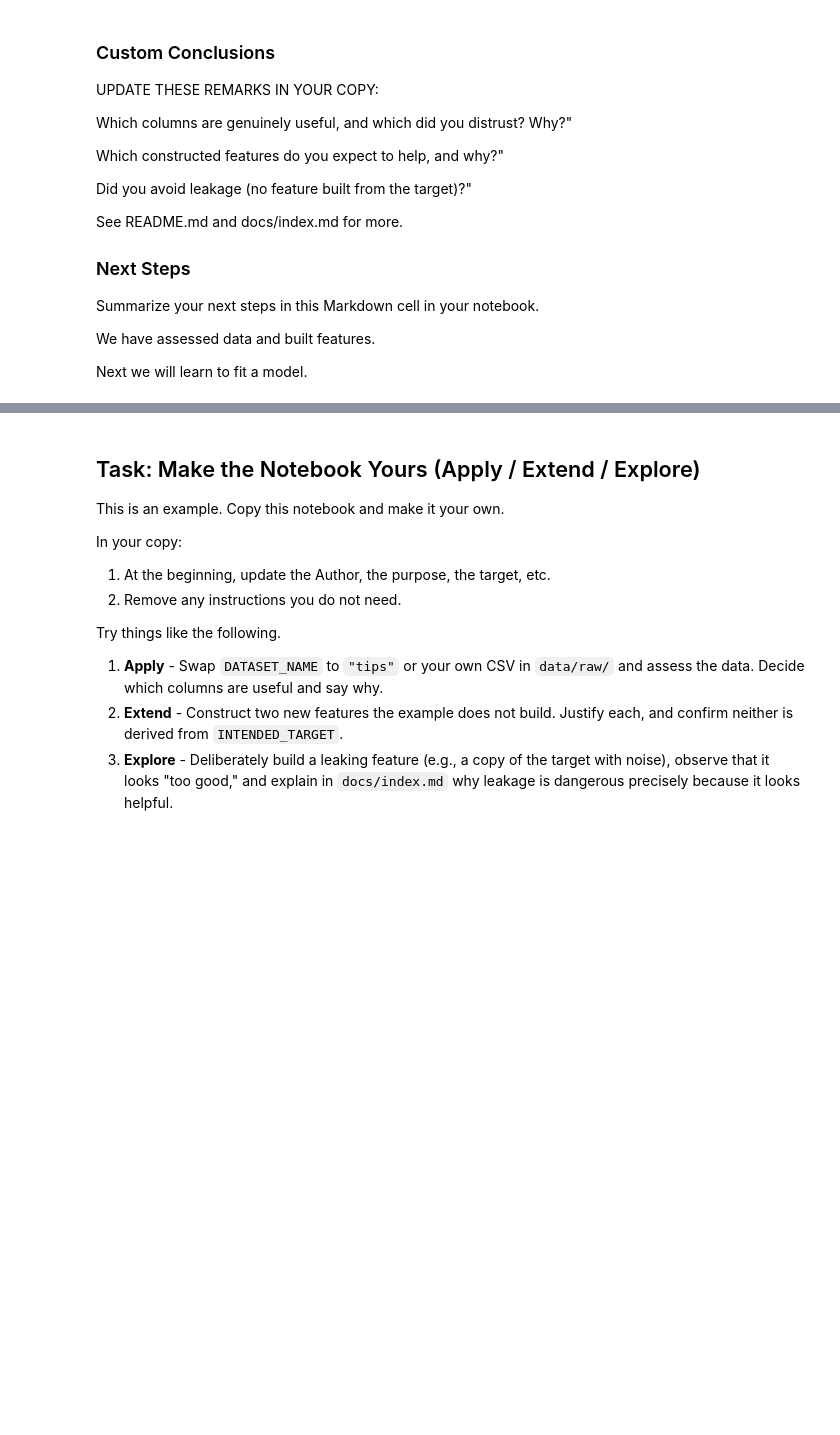
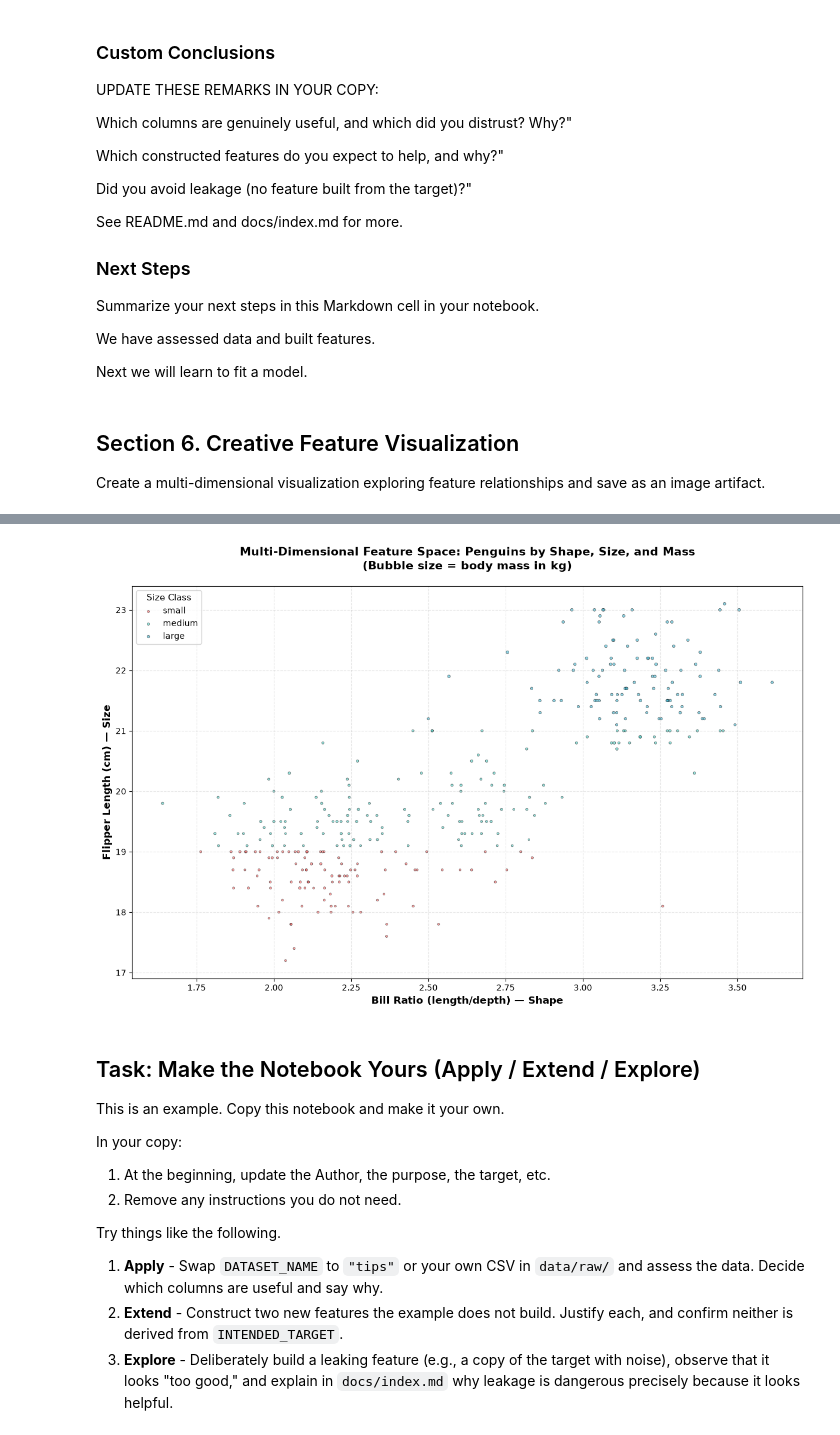
Before and after one commit to MollyShelhamer/ml-02-features, a Jupyter notebook: notebooks/ml_02_shelhamer.ipynb, the cells around one changed output, grey strips where cells are left out. Saved outputs shown, nothing was run; the diff lists cells and outputs as text; code cells hidden in the pictures; blank space fills up the shorter version.

Commit message:
bubble chart

```diff
--- a/notebooks/ml_02_shelhamer.ipynb
+++ b/notebooks/ml_02_shelhamer.ipynb
@@ -377,3 +377,69 @@ Summarize your next steps in this Markdown cell in your notebook.
 We have assessed data and built features.
 
 Next we will learn to fit a model.
+# %% [markdown]
+## Section 6. Creative Feature Visualization
+
+Create a multi-dimensional visualization exploring feature relationships and save as an image artifact.
+# %%
+# === Section 6. Creative Feature Visualization ===
+
+from pathlib import Path
+
+"""Create a multi-dimensional visualization combining multiple constructed features.
+
+This bubble chart explores the relationship between:
+- X-axis: bill_ratio (shape characteristic)
+- Y-axis: flipper_cm (size characteristic)
+- Bubble size: body_mass_kg (target variable)
+- Color: size_class (categorical grouping)
+
+This visualization reveals feature correlations and distributional patterns.
+"""
+
+# Create output directory if it doesn't exist
+output_dir = Path("data/processed")
+output_dir.mkdir(parents=True, exist_ok=True)
+
+# Create the multi-dimensional bubble chart
+fig, ax = plt.subplots(figsize=(12, 8))
+
+# Define color palette for size_class
+colors = {"small": "#FF6B6B", "medium": "#4ECDC4", "large": "#45B7D1"}
+
+# Plot each size_class separately for better legend
+for size_class in ["small", "medium", "large"]:
+    mask = df_feat["size_class"] == size_class
+    subset = df_feat[mask]
+
+    scatter = ax.scatter(
+        subset["bill_ratio"],
+        subset["flipper_cm"],
+        s=subset["body_mass_kg"] * 2,  # Scale for visibility
+        alpha=0.6,
+        c=colors[size_class],
+        label=size_class,
+        edgecolors="black",
+        linewidth=0.5,
+    )
+
+ax.set_xlabel("Bill Ratio (length/depth) — Shape", fontsize=12, fontweight="bold")
+ax.set_ylabel("Flipper Length (cm) — Size", fontsize=12, fontweight="bold")
+ax.set_title(
+    "Multi-Dimensional Feature Space: Penguins by Shape, Size, and Mass\n(Bubble size = body mass in kg)",
+    fontsize=14,
+    fontweight="bold",
+    pad=20,
+)
+ax.legend(title="Size Class", title_fontsize=11, fontsize=10, loc="best")
+ax.grid(True, alpha=0.3, linestyle="--")
+
+plt.tight_layout()
+
+# Save the figure
+output_path = output_dir / "penguin_feature_space.png"
+plt.savefig(output_path, dpi=300, bbox_inches="tight")
+LOG.info(f"Creative visualization saved to: {output_path}")
+
+plt.show()
+# %% [output]
@@ -380,3 +447,4 @@ Next we will learn to fit a model.
+[figure, added]
 # %% [markdown]
 ## Task: Make the Notebook Yours (Apply / Extend / Explore)
 
```
Also changed, not shown: parts of 1 cell of this notebook, 2 other files.
